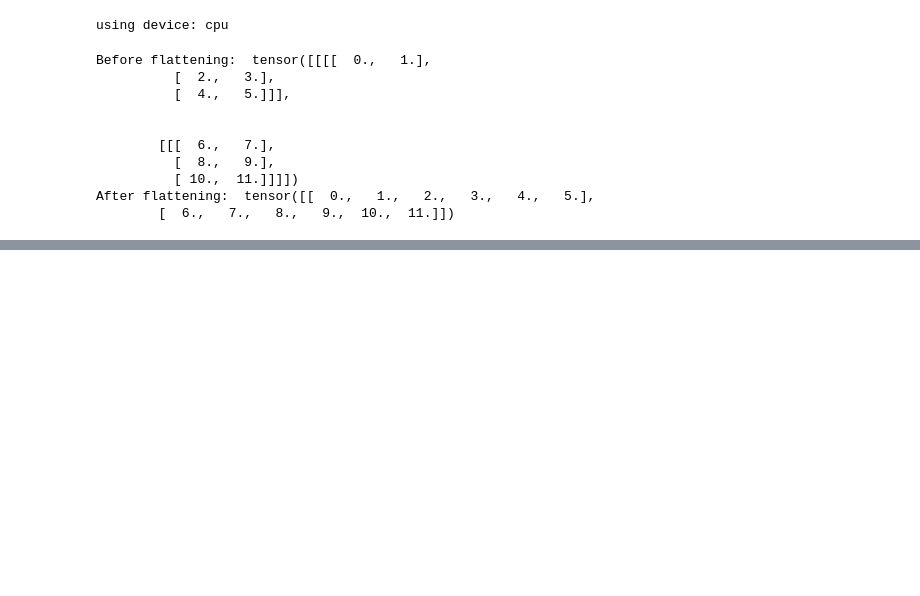
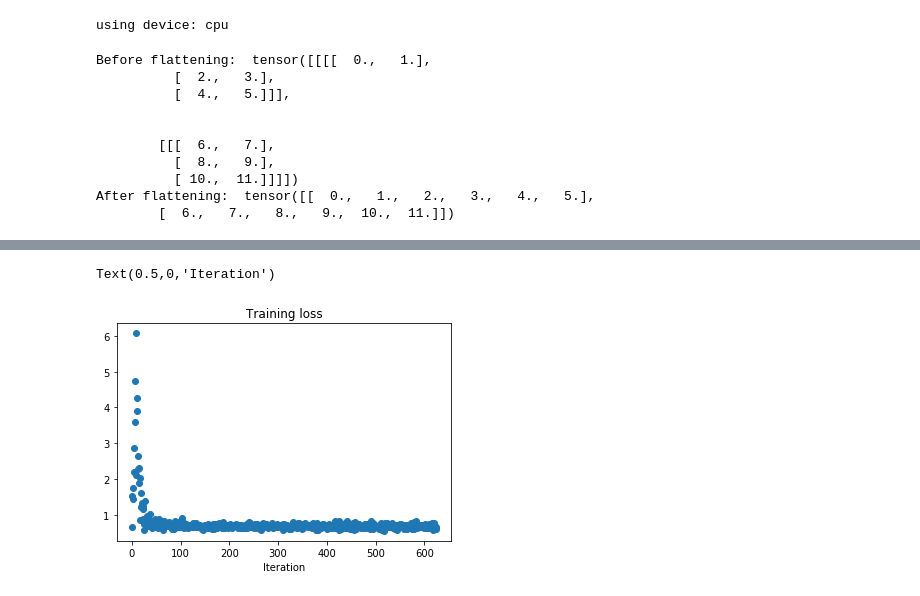
Before and after one commit to amitschechter/movie-posters, a Jupyter notebook: CNN_modeledAfter_Ass2.ipynb, the cells around one changed output, grey strips where cells are left out. Cells and saved outputs as stored; diff of their text form; code cells hidden in the pictures; blank space fills up the shorter version.

```diff
--- a/CNN_modeledAfter_Ass2.ipynb
+++ b/CNN_modeledAfter_Ass2.ipynb
@@ -296 +309,11 @@ Got 80 / 291 correct (27.49)
+# %%
+#With Batchnorm in every layer of the model -- attempt with 100% accuracy at epoch 0
+
+plt.subplot(1, 1, 1)
+plt.title('Training loss')
+plt.plot(main_loss, 'o')
+plt.xlabel('Iteration')
+# %% [output]
+Text(0.5,0,'Iteration')
+[figure, added]
 # %%
```
Also changed, not shown: parts of 9 cells of this notebook, 3 other files.
